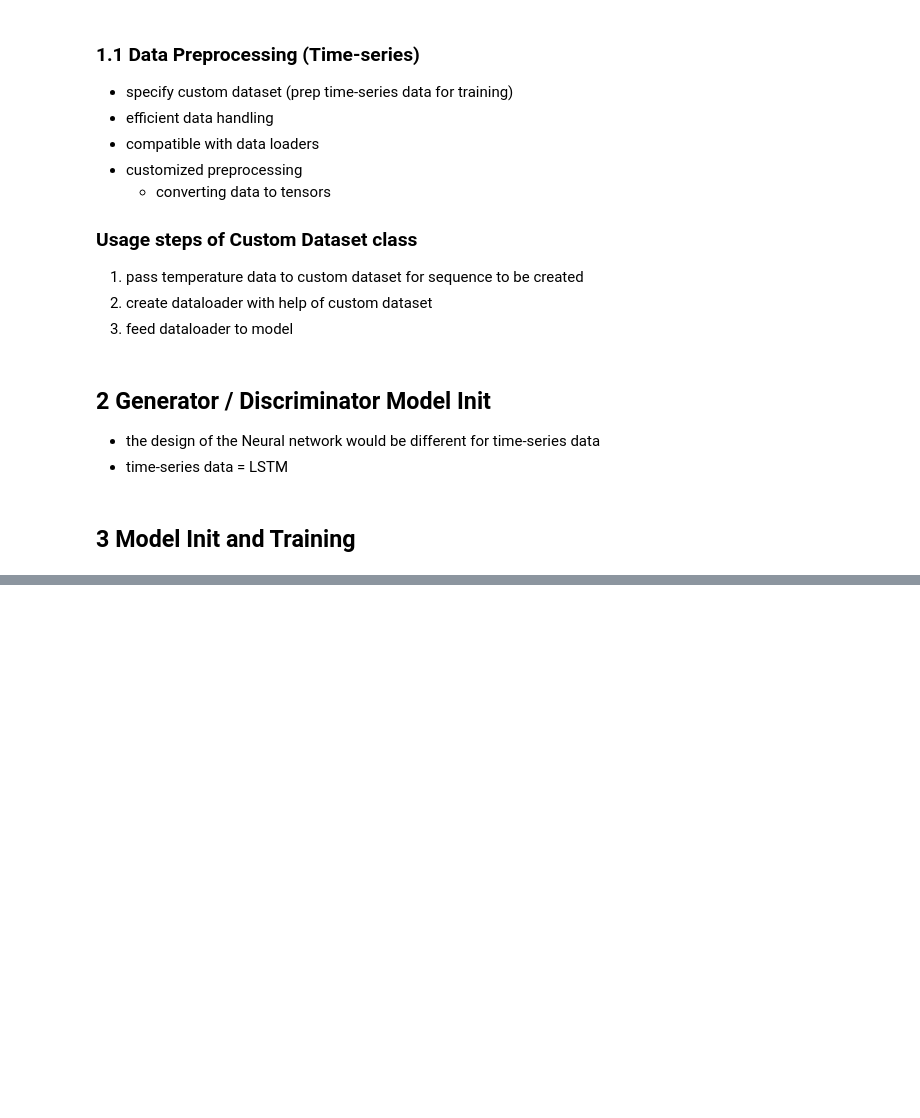
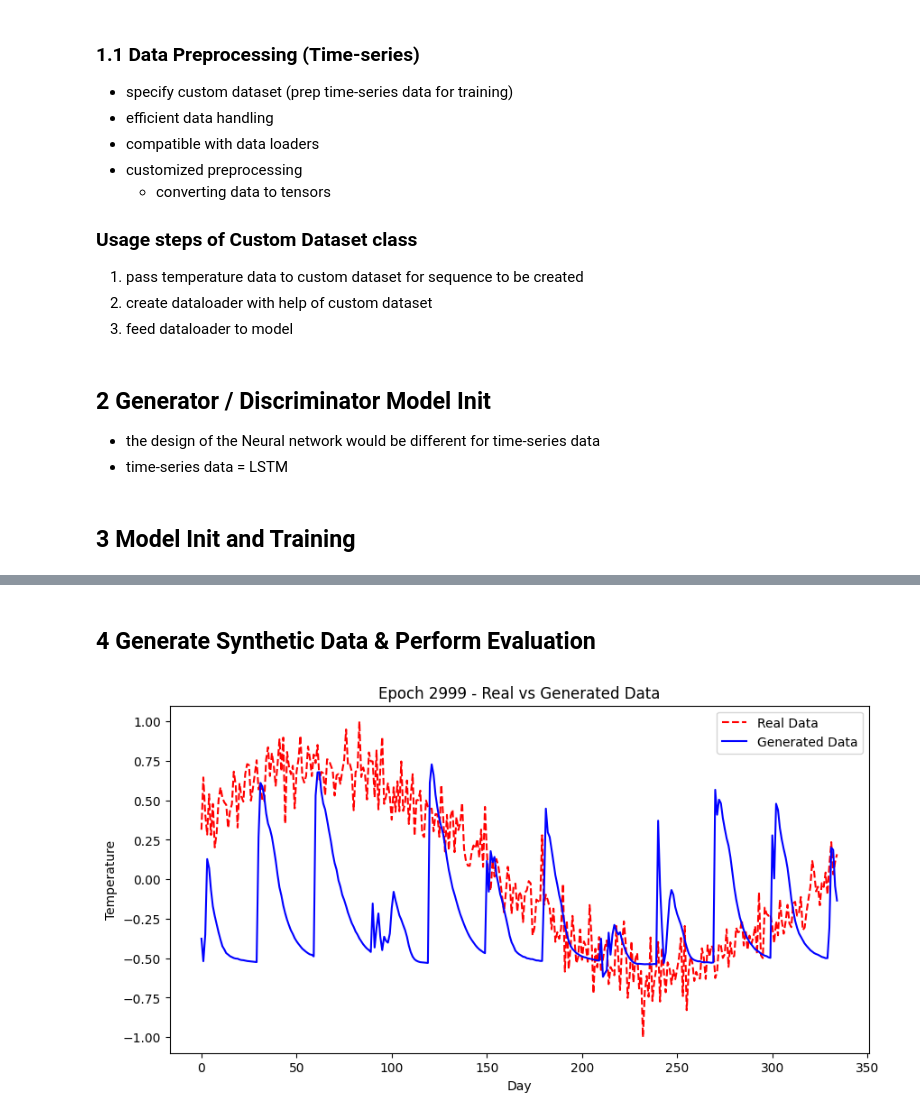
Before and after one commit to AIwithLucas/Generative-AI, a Jupyter notebook: 1_Generative-Adversarial-Networks/2_time_series_generation/GAN_temperature_generation.ipynb, the cells around one changed output, grey strips where cells are left out. Cells and saved outputs as stored; diff of their text form; code cells hidden in the pictures; blank space fills up the shorter version.

```diff
--- a/1_Generative-Adversarial-Networks/2_time_series_generation/GAN_temperature_generation.ipynb
+++ b/1_Generative-Adversarial-Networks/2_time_series_generation/GAN_temperature_generation.ipynb
@@ -174,0 +253,20 @@ for epoch in range(num_epochs):
+# %% [markdown]
+## 4 Generate Synthetic Data & Perform Evaluation
+# %%
+num_sequences = len(temp_data) - T
+
+noise = torch.randn(num_sequences, T, z_dim)
+generated_data = generator(noise).detach().numpy().flatten()[:num_sequences] # dont calc gradient
+
+actual_data = temp_data[T:T+num_sequences]
+
+plt.figure(figsize=(10, 5))
+plt.plot(actual_data, label='Real Data', color='red', linestyle="--")
+plt.plot(range(len(actual_data)), generated_data, label="Generated Data", color='blue', linestyle='-')
+plt.title(f"Epoch {epoch} - Real vs Generated Data")
+plt.xlabel("Day")
+plt.ylabel("Temperature")
+plt.legend()
+plt.show()
+# %% [output]
+[figure, added]
```
Also changed, not shown: parts of 6 cells of this notebook.
